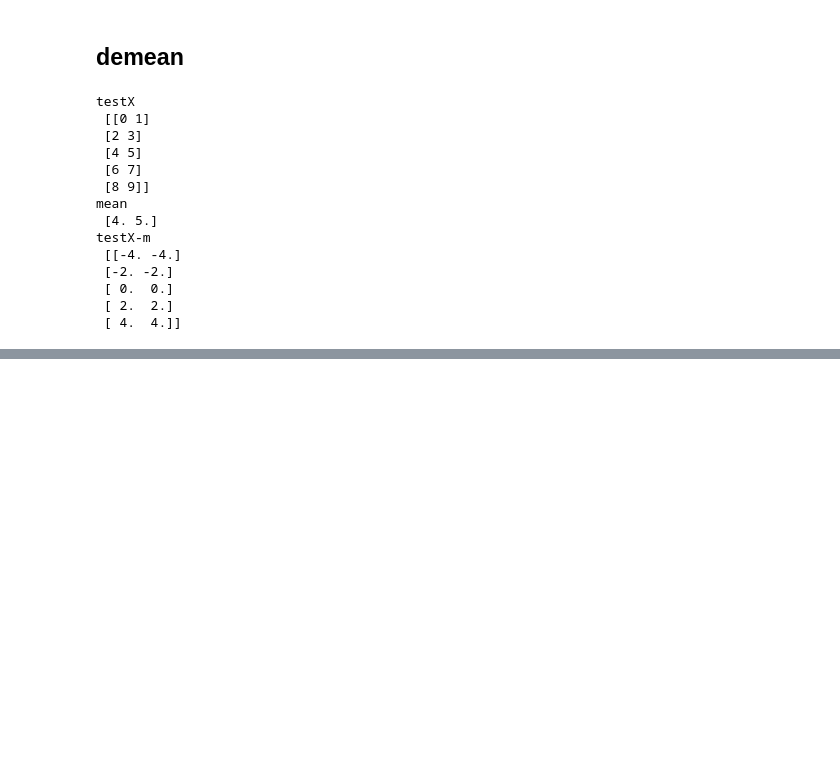
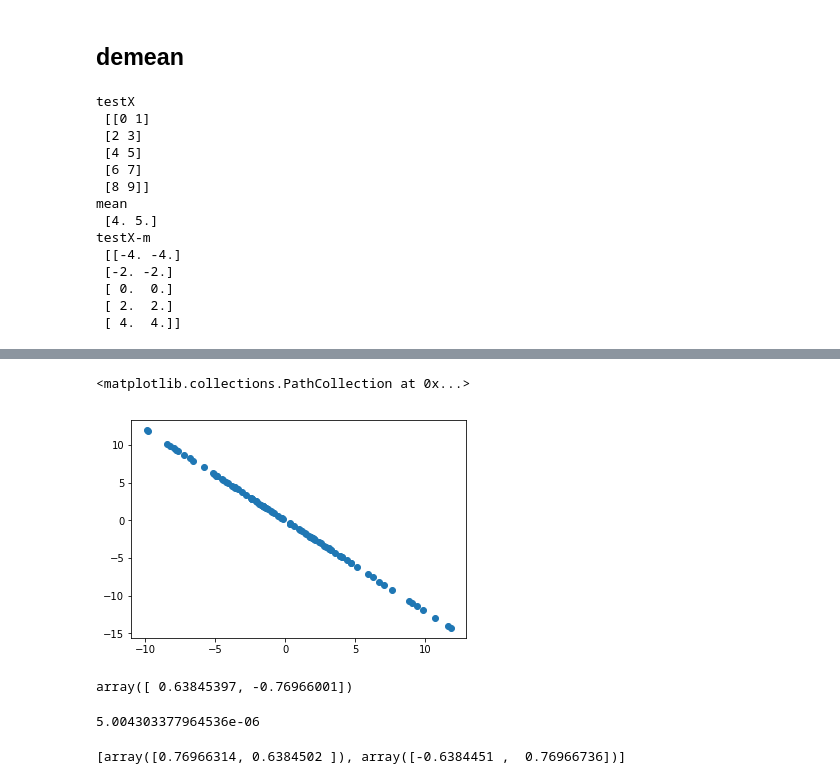
Before and after one commit to gaoxingliang/learnpython, a Jupyter notebook: Python3玩转机器学习/07_PCA与梯度上升/01_PCA.ipynb, the cells around one changed output, grey strips where cells are left out. Saved outputs shown, nothing was run; the diff lists cells and outputs as text; code cells hidden in the pictures; blank space fills up the shorter version.

```diff
--- a/Python3玩转机器学习/07_PCA与梯度上升/01_PCA.ipynb
+++ b/Python3玩转机器学习/07_PCA与梯度上升/01_PCA.ipynb
@@ -191,0 +218,18 @@ plt.plot([0, w2[0] * 100], [0, w2[1] * 100], color="r")
+# %%
+def df(w, X):
+    return X.T.dot(X.dot(w)) * 2. /len(X)
+
+def first_compnent(X, initial_w, eta, n_iters=1e4, epsilon=1e-8):
+    cur_iter = 0
+    w = direction(initial_w)
+    while cur_iter < n_iters:
+        gradient = df(w, X)
+        last_w = w
+        w = w + eta * gradient
+        w = direction(w) ## 注意0: 每次都必须是单位方向
+        if (abs(f(w, X) - f(last_w, X)) < epsilon):
+            break
+
+        cur_iter +=1
+    return w
+# 注意1: 初始化向量不能是0向量 因为f 有x*w
@@ -191,0 +243,22 @@ plt.plot([0, w2[0] * 100], [0, w2[1] * 100], color="r")
+# %%
+# 去掉第一主成分后的分量
+X2 = np.empty(X.shape)
+for i in range(len(X)):
+    X2[i] = X[i] - X[i].dot(w) * w
+# 也有向量化的算法
+X2 = X - X.dot(w).reshape(-1, 1) * w
+# %%
+plt.scatter(X2[:, 0], X2[:, 1])
+# %% [output]
+<matplotlib.collections.PathCollection at 0x...>
+[figure, added]
+# %%
+w2 = first_compnent(X2, initial_w, eta)
+w2
+# %% [output]
+array([ 0.63845397, -0.76966001])
+# %%
+# 可以看出来他们两个是垂直的
+w.dot(w2)
+# %% [output]
+5.004303377964536e-06
@@ -191,0 +277,4 @@ plt.plot([0, w2[0] * 100], [0, w2[1] * 100], color="r")
+# %%
+first_n_components(2, X)
+# %% [output]
+[array([0.76966314, 0.6384502 ]), array([-0.6384451 ,  0.76966736])]
```
Also changed, not shown: parts of 16 cells of this notebook, 4 other files.
